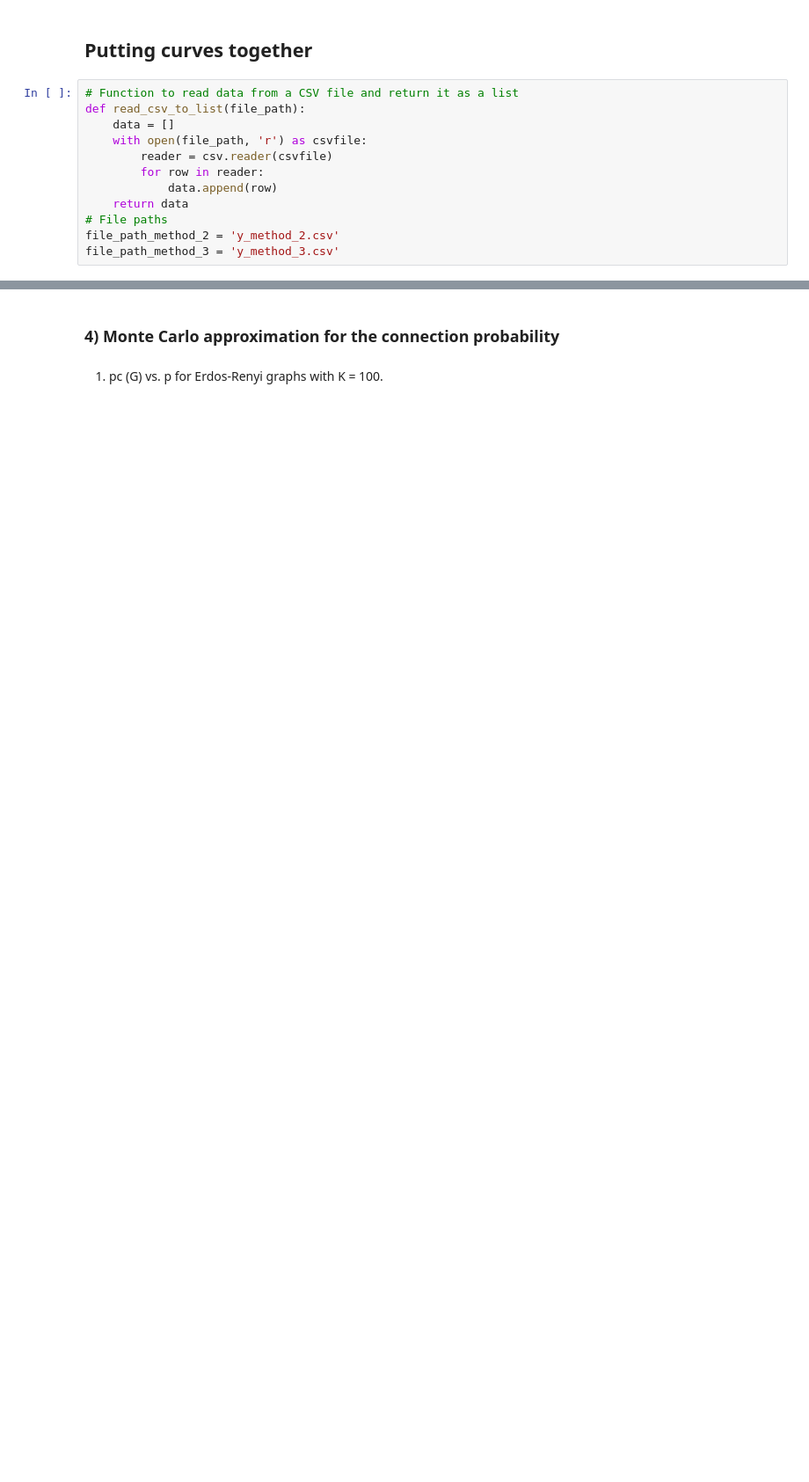
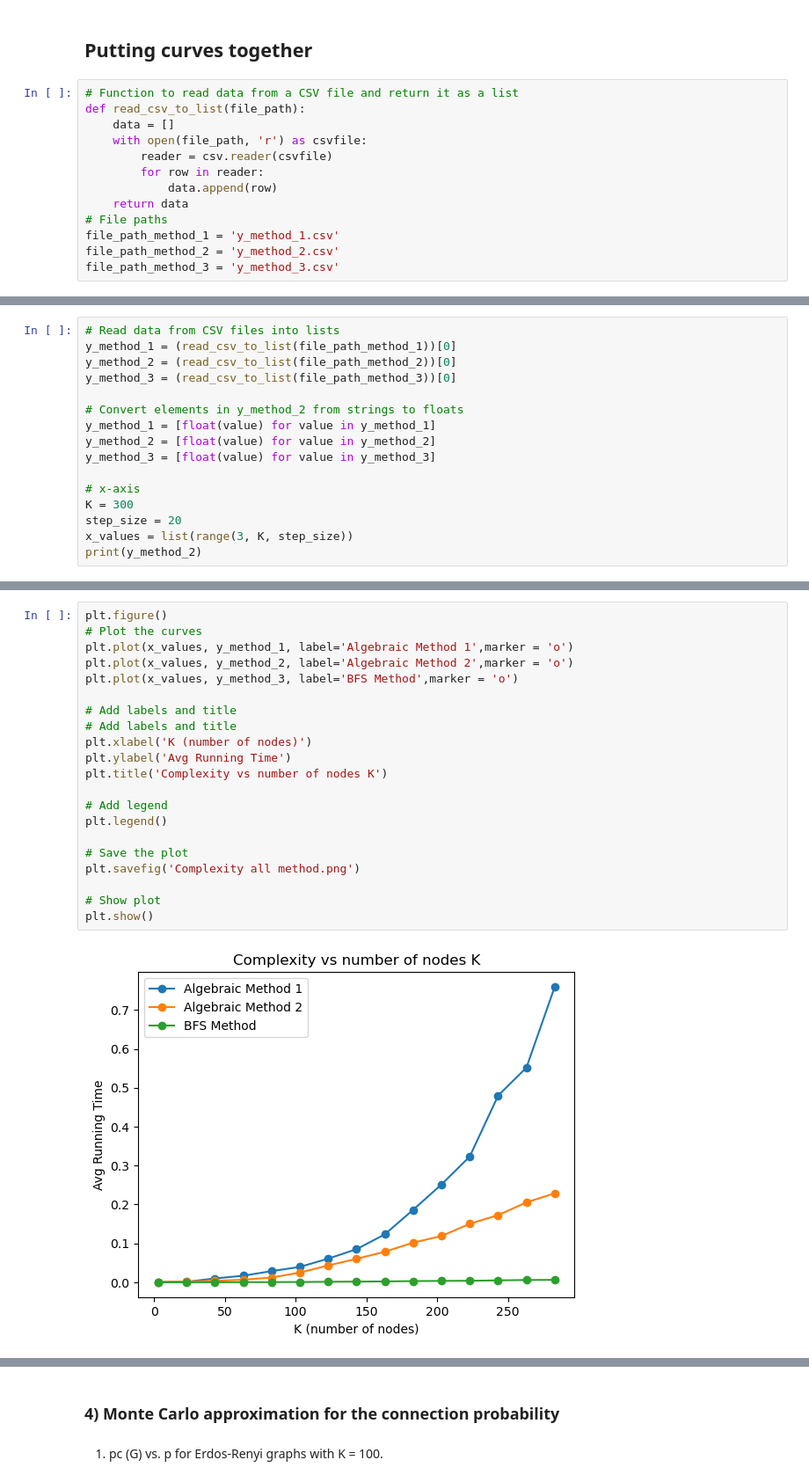
Before and after one commit to LorenzoPannacci/NBD-HW1, a Jupyter notebook: Assignement_1.ipynb, the cells around one changed output, grey strips where cells are left out. Shown at 88% size. Saved outputs shown, nothing was run; the diff lists cells and outputs as text; blank space fills up the shorter version.

```diff
--- a/Assignement_1.ipynb
+++ b/Assignement_1.ipynb
@@ -485,5 +483,6 @@ def read_csv_to_list(file_path):
             data.append(row)
     return data
 # File paths
+file_path_method_1 = 'y_method_1.csv'
 file_path_method_2 = 'y_method_2.csv'
 file_path_method_3 = 'y_method_3.csv'
@@ -527,0 +489,16 @@ plt.show()
+# %%
+# Read data from CSV files into lists
+y_method_1 = (read_csv_to_list(file_path_method_1))[0]
+y_method_2 = (read_csv_to_list(file_path_method_2))[0]
+y_method_3 = (read_csv_to_list(file_path_method_3))[0]
+
+# Convert elements in y_method_2 from strings to floats
+y_method_1 = [float(value) for value in y_method_1]
+y_method_2 = [float(value) for value in y_method_2]
+y_method_3 = [float(value) for value in y_method_3]
+
+# x-axis
+K = 300
+step_size = 20
+x_values = list(range(3, K, step_size))
+print(y_method_2)
@@ -527,0 +507,23 @@ plt.show()
+# %%
+plt.figure()
+# Plot the curves
+plt.plot(x_values, y_method_1, label='Algebraic Method 1',marker = 'o')
+plt.plot(x_values, y_method_2, label='Algebraic Method 2',marker = 'o')
+plt.plot(x_values, y_method_3, label='BFS Method',marker = 'o')
+
+# Add labels and title
+# Add labels and title
+plt.xlabel('K (number of nodes)')
+plt.ylabel('Avg Running Time')
+plt.title('Complexity vs number of nodes K')
+
+# Add legend
+plt.legend()
+
+# Save the plot
+plt.savefig('Complexity all method.png')
+
+# Show plot
+plt.show()
+# %% [output]
+[figure, added]
```
Also changed, not shown: parts of 14 cells of this notebook.
